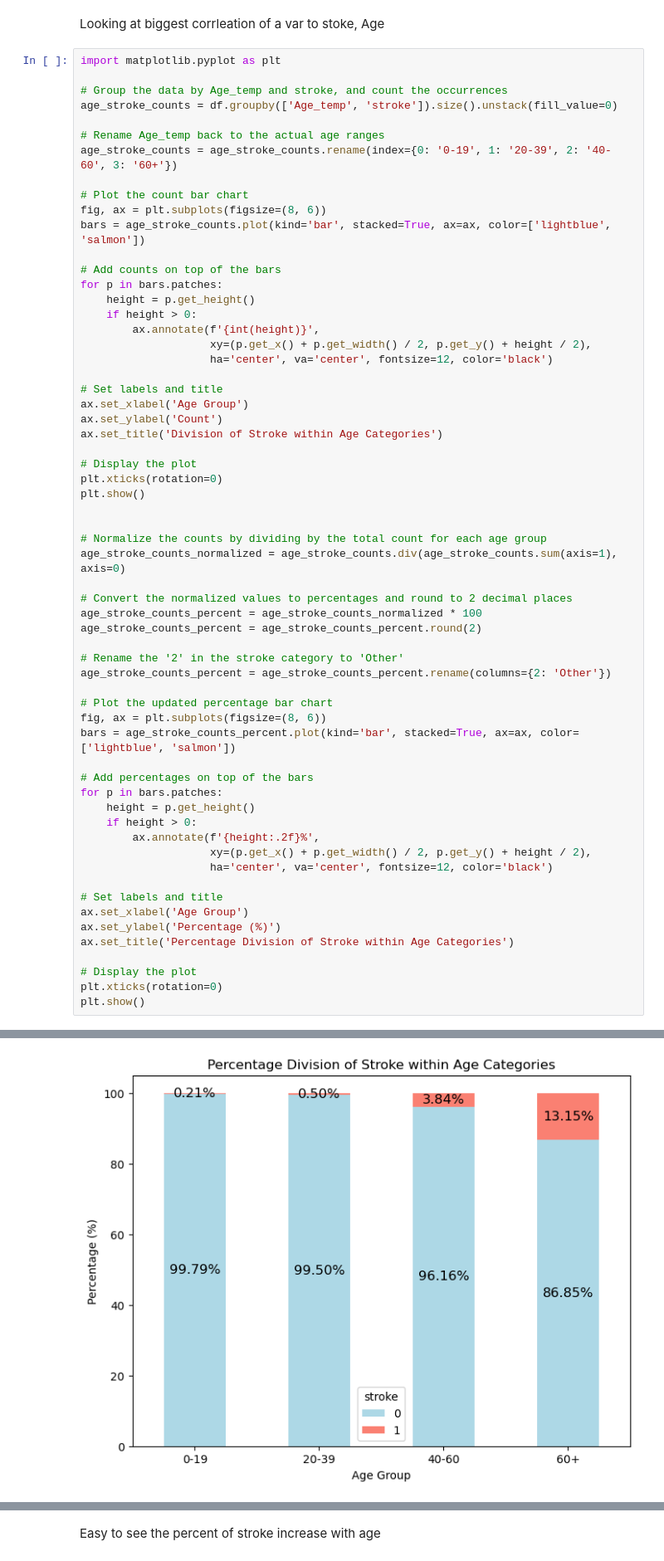
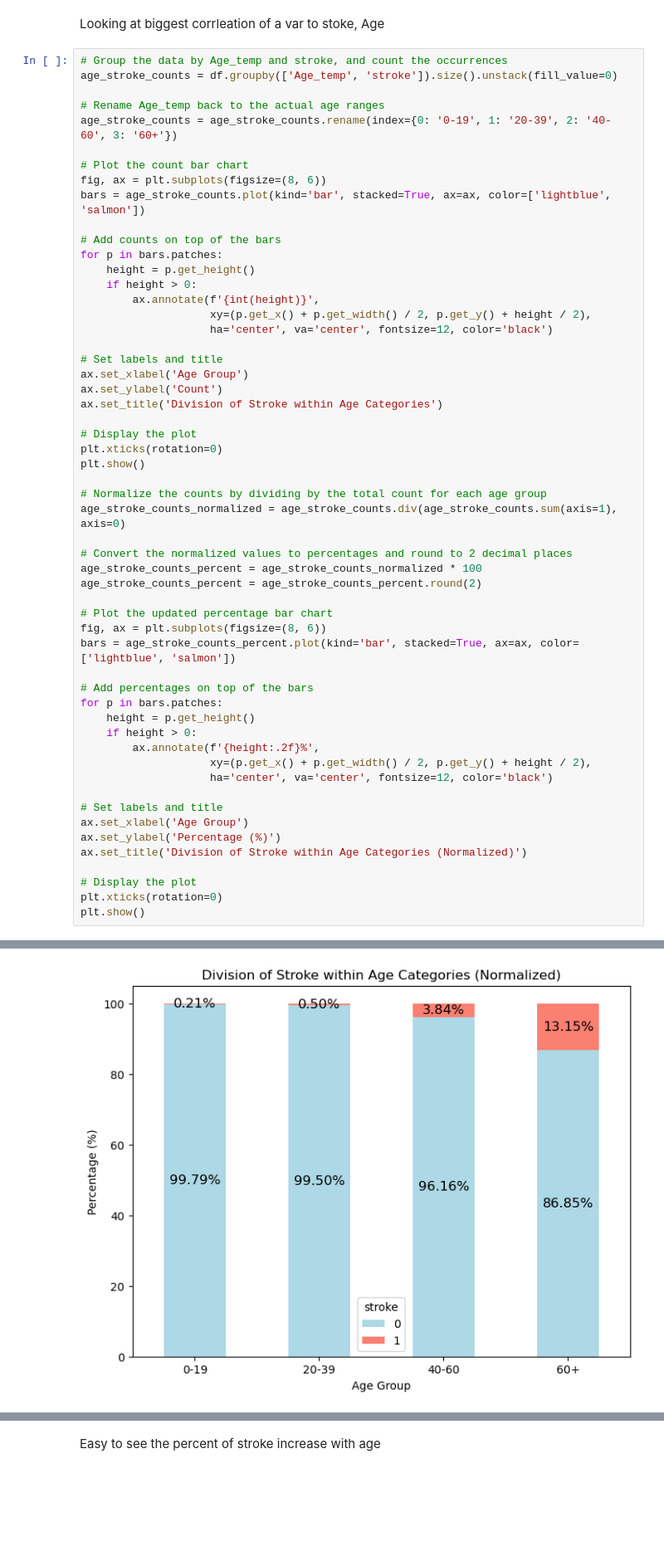
Before and after one commit to Mulders95/Predicting_Stroke_and_Heart_Disease, a Jupyter notebook: DSI_project.ipynb, the cells around one changed output, grey strips where cells are left out. Shown at 83% size. Saved outputs shown, nothing was run; the diff lists cells and outputs as text; blank space fills up the shorter version.

```diff
--- a/DSI_project.ipynb
+++ b/DSI_project.ipynb
@@ -684,8 +681,6 @@ plt.show()
 # %% [markdown]
 Looking at biggest corrleation of a var to stoke, Age
 # %%
-import matplotlib.pyplot as plt
-
 # Group the data by Age_temp and stroke, and count the occurrences
 age_stroke_counts = df.groupby(['Age_temp', 'stroke']).size().unstack(fill_value=0)
 
@@ -713,16 +708,12 @@ ax.set_title('Division of Stroke within Age Categories')
 plt.xticks(rotation=0)
 plt.show()
 
-
 # Normalize the counts by dividing by the total count for each age group
 age_stroke_counts_normalized = age_stroke_counts.div(age_stroke_counts.sum(axis=1), axis=0)
 
 # Convert the normalized values to percentages and round to 2 decimal places
 age_stroke_counts_percent = age_stroke_counts_normalized * 100
 age_stroke_counts_percent = age_stroke_counts_percent.round(2)
-
-# Rename the '2' in the stroke category to 'Other'
-age_stroke_counts_percent = age_stroke_counts_percent.rename(columns={2: 'Other'})
 
 # Plot the updated percentage bar chart
 fig, ax = plt.subplots(figsize=(8, 6))
@@ -739,7 +730,7 @@ for p in bars.patches:
 # Set labels and title
 ax.set_xlabel('Age Group')
 ax.set_ylabel('Percentage (%)')
-ax.set_title('Percentage Division of Stroke within Age Categories')
+ax.set_title('Division of Stroke within Age Categories (Normalized)')
 
 # Display the plot
 plt.xticks(rotation=0)
@@ -749 +741 @@ plt.show()
-[figure, old version]
+[figure, new version]
```
Also changed, not shown: parts of 7 cells of this notebook.
